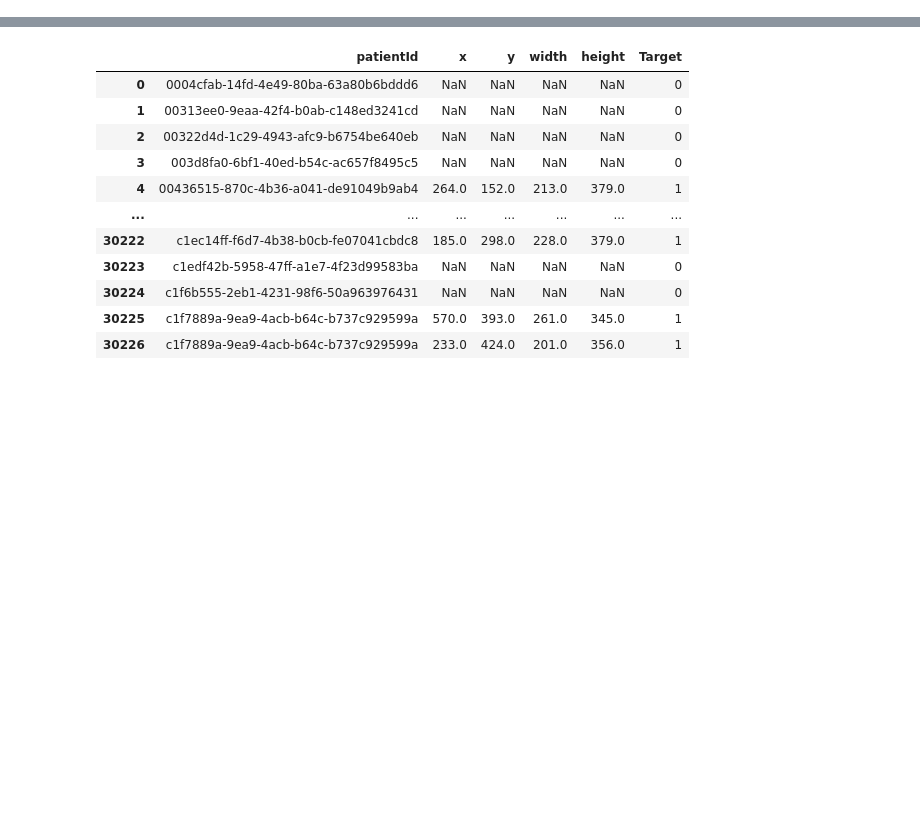
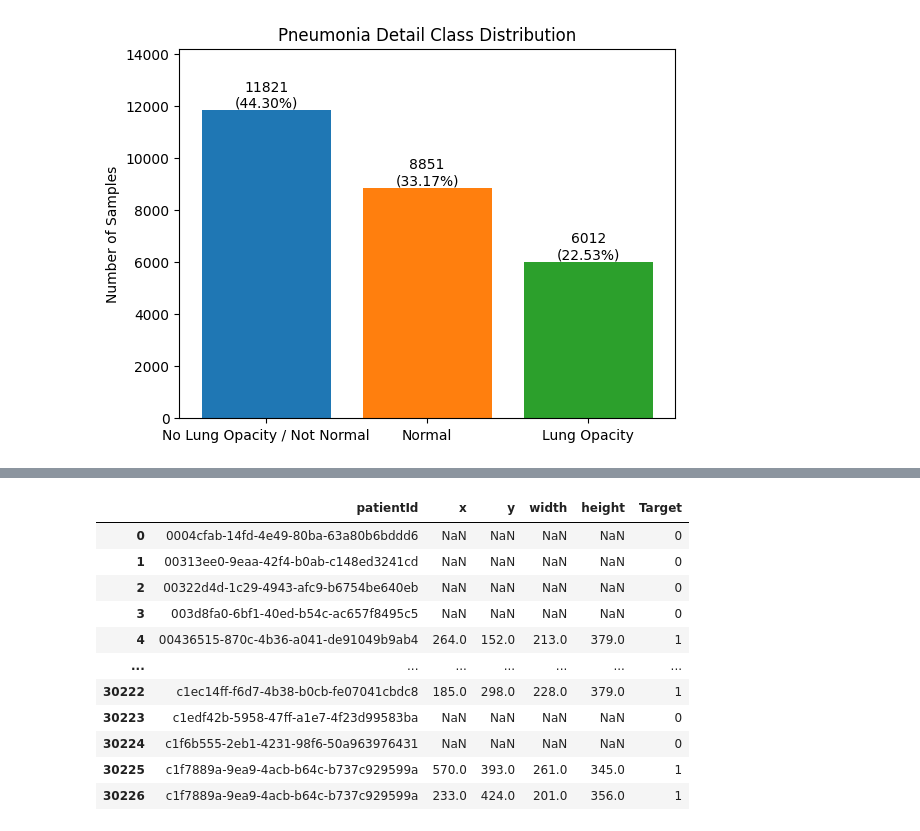
Before and after one commit to kmsmeng/ML_Projects, a Jupyter notebook: Medical_Image_Classification/handle_data.ipynb, the cells around one changed output, grey strips where cells are left out. Saved outputs shown, nothing was run; the diff lists cells and outputs as text; code cells hidden in the pictures; blank space fills up the shorter version.

```diff
--- a/Medical_Image_Classification/handle_data.ipynb
+++ b/Medical_Image_Classification/handle_data.ipynb
@@ -92,0 +171,15 @@ plt.show()
+# %%
+color = sns.color_palette('tab10', n_colors=len(data_num_obj))
+
+total = sum(count.values).item()
+
+bar = plt.bar(data_num_obj.keys(), data_num_obj.values(), color=color)
+
+plt.bar_label(bar, labels=[f'{values}\n({(values/total)*100:.2f}%)' for values in data_num_obj.values()])
+plt.ylim(0, 1.2*max(data_num_obj.values()))
+# plt.xlabel('Class')
+plt.ylabel('Number of Samples')
+plt.title('Pneumonia Detail Class Distribution')
+plt.show()
+# %% [output]
+[figure, added]
```
Also changed, not shown: parts of 50 cells of this notebook, 3 other files.
